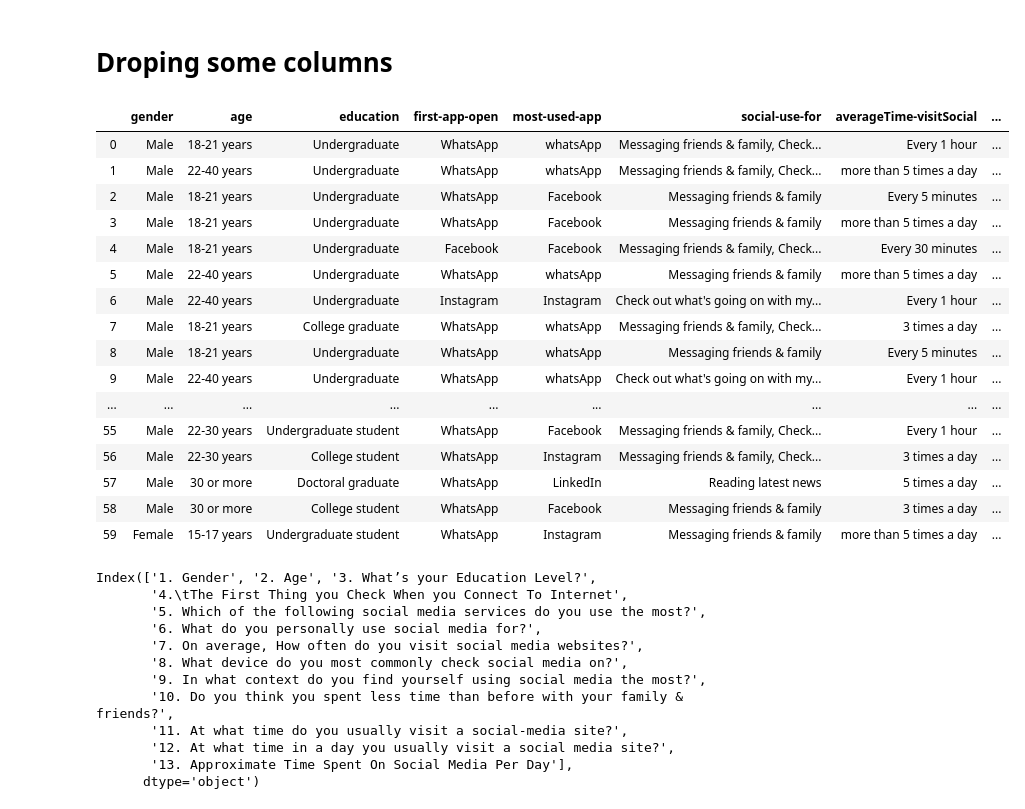
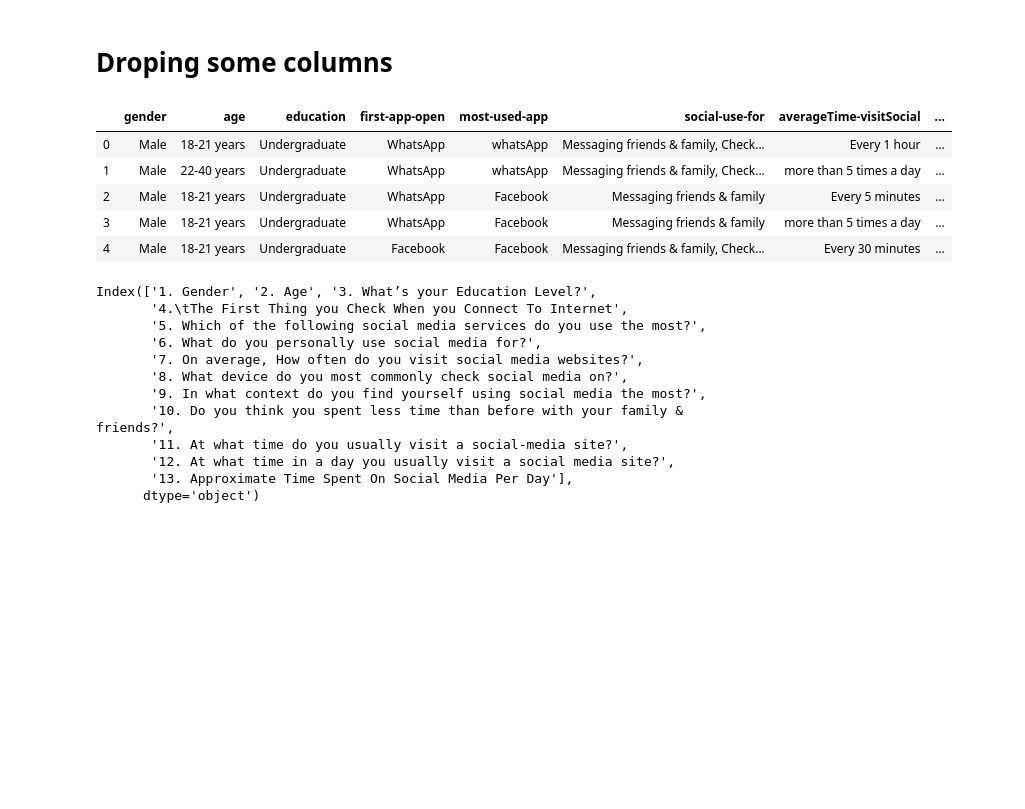
Before and after one commit to KausarAli705/Analysis-On-SocialMedia-Usage, a Jupyter notebook: Social media Analysis.ipynb, the cells around one changed output. Cells and saved outputs as stored; diff of their text form; code cells hidden in the pictures; blank space fills up the shorter version.

```diff
--- a/Social media Analysis.ipynb
+++ b/Social media Analysis.ipynb
@@ -83,25 +83,14 @@ Index(['Unnamed: 0', 'Timestamp', 'Gmail or any nick name', '1. Gender',
 # %%
 df1.drop(["Timestamp", "Gmail or any nick name","Unnamed: 0"], axis=1, inplace=True)
 # %%
-df1.head(60)
+df1.head()
 # %% [output]
 |  | gender | age | education | first-app-open | most-used-app | social-use-for | averageTime-visitSocial | ... |
 | 0 | Male | 18-21 years | Undergraduate | WhatsApp | whatsApp | Messaging friends & family, Check... | Every 1 hour | ... |
 | 1 | Male | 22-40 years | Undergraduate | WhatsApp | whatsApp | Messaging friends & family, Check... | more than 5 times a day | ... |
 | 2 | Male | 18-21 years | Undergraduate | WhatsApp | Facebook | Messaging friends & family | Every 5 minutes | ... |
 | 3 | Male | 18-21 years | Undergraduate | WhatsApp | Facebook | Messaging friends & family | more than 5 times a day | ... |
 | 4 | Male | 18-21 years | Undergraduate | Facebook | Facebook | Messaging friends & family, Check... | Every 30 minutes | ... |
-| 5 | Male | 22-40 years | Undergraduate | WhatsApp | whatsApp | Messaging friends & family | more than 5 times a day | ... |
-| 6 | Male | 22-40 years | Undergraduate | Instagram | Instagram | Check out what's going on with my... | Every 1 hour | ... |
-| 7 | Male | 18-21 years | College graduate | WhatsApp | whatsApp | Messaging friends & family, Check... | 3 times a day | ... |
-| 8 | Male | 18-21 years | Undergraduate | WhatsApp | whatsApp | Messaging friends & family | Every 5 minutes | ... |
-| 9 | Male | 22-40 years | Undergraduate | WhatsApp | whatsApp | Check out what's going on with my... | Every 1 hour | ... |
-| ... | ... | ... | ... | ... | ... | ... | ... | ... |
-| 55 | Male | 22-30 years | Undergraduate student | WhatsApp | Facebook | Messaging friends & family, Check... | Every 1 hour | ... |
-| 56 | Male | 22-30 years | College student | WhatsApp | Instagram | Messaging friends & family, Check... | 3 times a day | ... |
-| 57 | Male | 30 or more | Doctoral graduate | WhatsApp | LinkedIn | Reading latest news | 5 times a day | ... |
-| 58 | Male | 30 or more | College student | WhatsApp | Facebook | Messaging friends & family | 3 times a day | ... |
-| 59 | Female | 15-17 years | Undergraduate student | WhatsApp | Instagram | Messaging friends & family | more than 5 times a day | ... |
 # %%
 df1.columns
 # %% [output]
```
Also changed, not shown: parts of 3 cells of this notebook.
